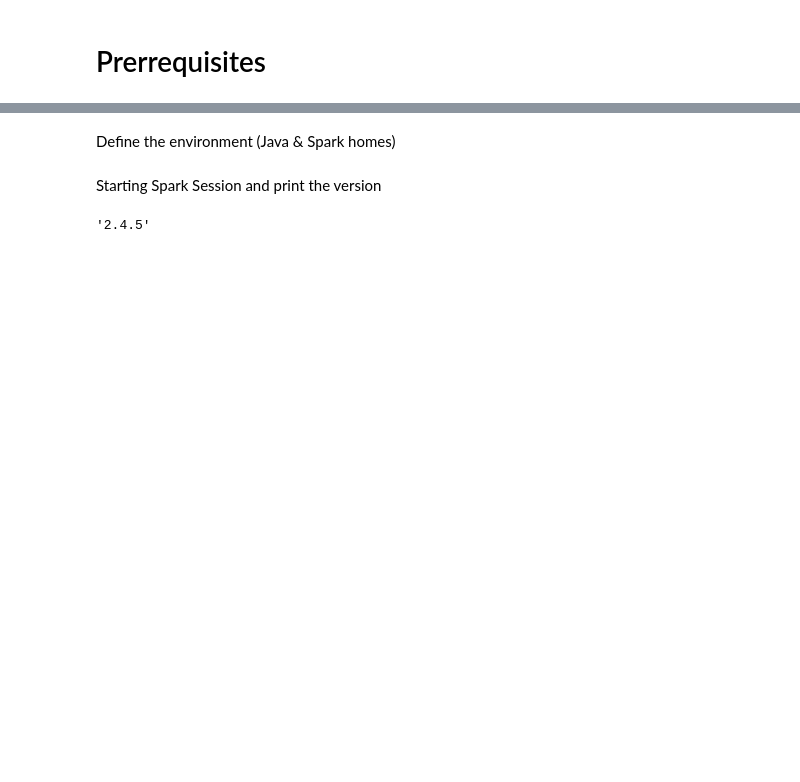
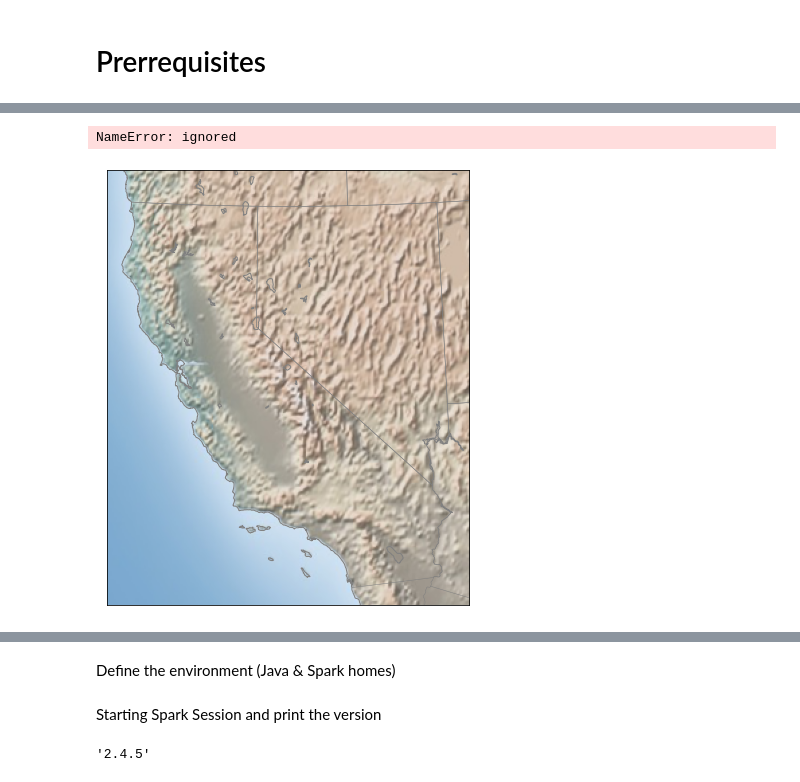
Before and after one commit to masfworld/sparkstreaming_datahack_webinar, a Jupyter notebook: SparkStreaming_Datahack.ipynb, the cells around one changed output, grey strips where cells are left out. Saved outputs shown, nothing was run; the diff lists cells and outputs as text; code cells hidden in the pictures; blank space fills up the shorter version.

```diff
--- a/SparkStreaming_Datahack.ipynb
+++ b/SparkStreaming_Datahack.ipynb
@@ -28,3 +31,48 @@ Successfully installed py4j-0.10.9
+# %%
+#TODO Maps
+
+%matplotlib inline
+import numpy as np
+import matplotlib.pyplot as plt
+from mpl_toolkits.basemap import Basemap, cm
+import pandas as pd
+cities = pd.read_csv('data/california_cities.csv')
+
+# Extract the data we're interested in
+lat = cities['latd'].values
+lon = cities['longd'].values
+population = cities['population_total'].values
+area = cities['area_total_km2'].valuesfrom mpl_toolkits.basemap import Basemap
+# %%
+# 1. Draw the map background
+fig = plt.figure(figsize=(8, 8))
+m = Basemap(projection='lcc', resolution='h',
+            lat_0=37.5, lon_0=-119,
+            width=1E6, height=1.2E6)
+m.shadedrelief()
+m.drawcoastlines(color='gray')
+m.drawcountries(color='gray')
+m.drawstates(color='gray')
+
+# 2. scatter city data, with color reflecting population
+# and size reflecting area
+m.scatter(lon, lat, latlon=True,
+          c=np.log10(population), s=area,
+          cmap='Reds', alpha=0.5)
+
+# 3. create colorbar and legend
+plt.colorbar(label=r'$\log_{10}({\rm population})$')
+plt.clim(3, 7)
+
+# make legend with dummy points
+for a in [100, 300, 500]:
+    plt.scatter([], [], c='k', alpha=0.5, s=a,
+                label=str(a) + ' km$^2$')
+plt.legend(scatterpoints=1, frameon=False,
+           labelspacing=1, loc='lower left');
+# %% [output]
+NameError: ignored
+[figure, added]
 # %%
 !wget -q https://github.com/masfworld/datahack_docker/raw/master/zeppelin/libs/libs-kafka.zip --directory-prefix=/content/spark-2.4.5-bin-hadoop2.7/jars/
 !unzip -n /content/spark-2.4.5-bin-hadoop2.7/jars/libs-kafka.zip -d /content/spark-2.4.5-bin-hadoop2.7/jars/
```
Also changed, not shown: parts of 12 cells of this notebook.
